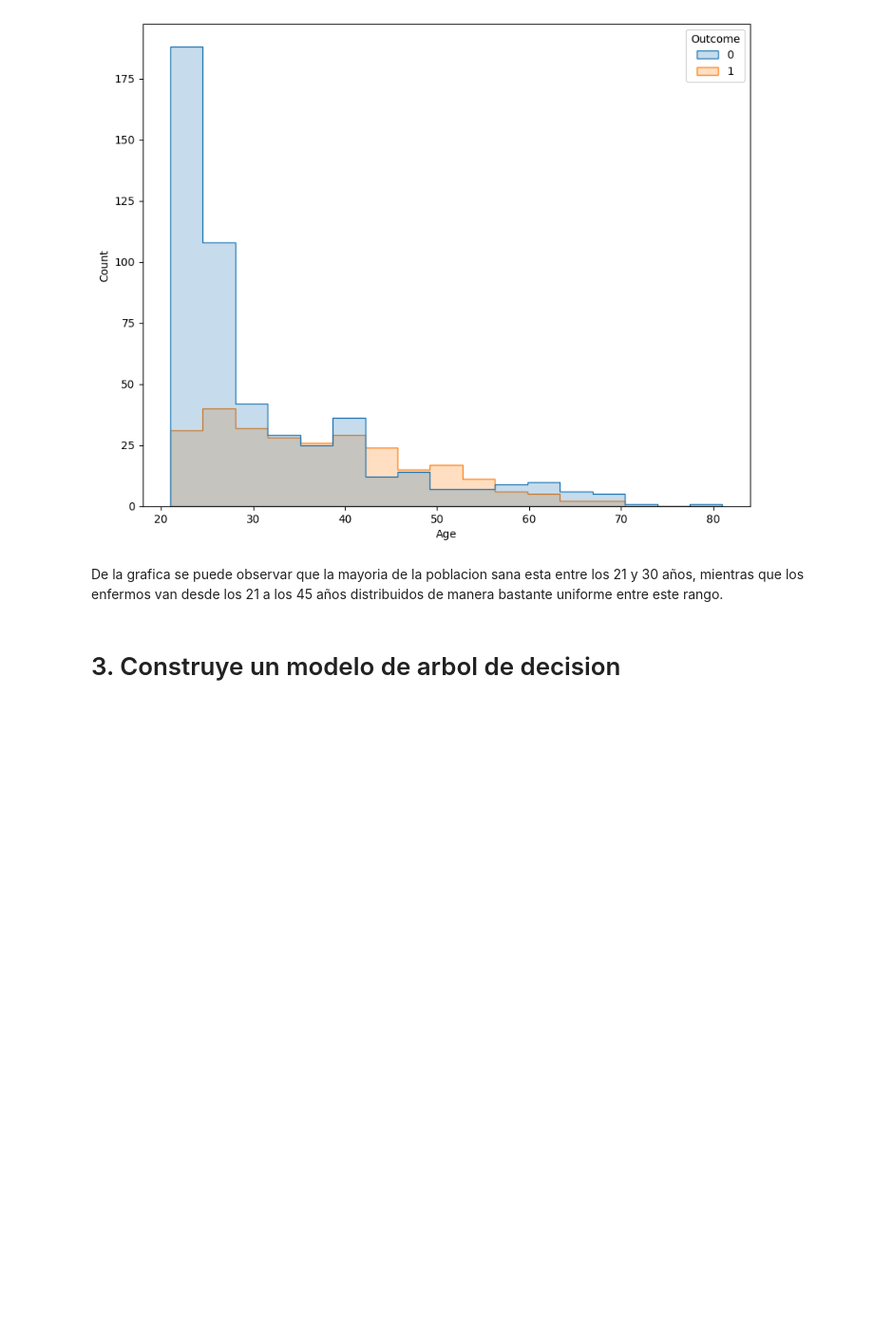
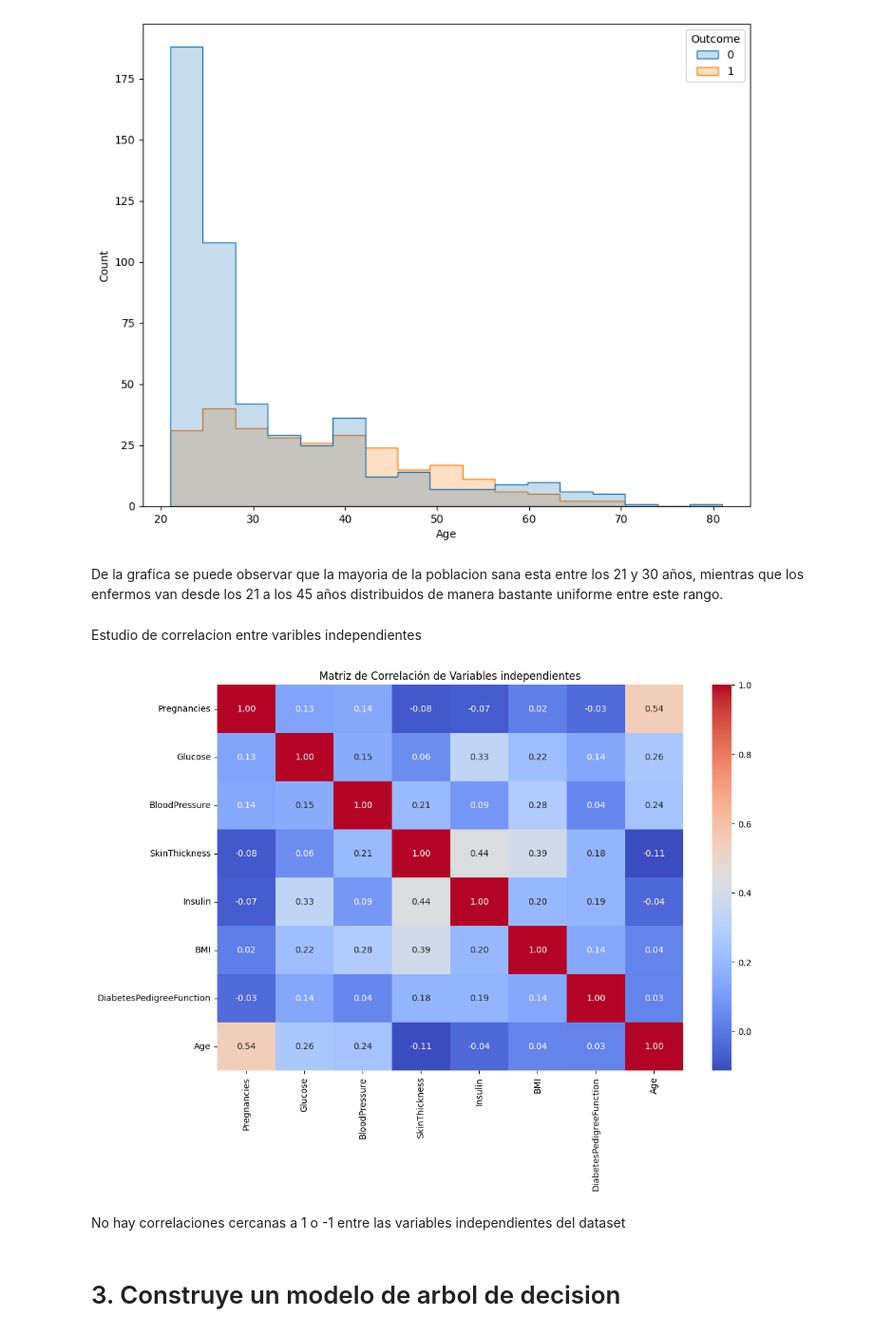
Before and after one commit to luisjoseh1997/Proyecto-de-Arbol-de-Decision, a Jupyter notebook: src/Decision_Tree.ipynb, the cells around one changed output. Shown at 95% size. Drawn from its saved outputs; the diff is of its cells as text; code cells hidden in the pictures; blank space fills up the shorter version.

```diff
--- a/src/Decision_Tree.ipynb
+++ b/src/Decision_Tree.ipynb
@@ -77,6 +77,17 @@ plt.show()
 [figure]
 # %% [markdown]
 De la grafica se puede observar que la mayoria de la poblacion sana esta entre los 21 y 30 años, mientras que los enfermos van desde los 21 a los 45 años distribuidos de manera bastante uniforme entre este rango.
+# %% [markdown]
+Estudio de correlacion entre varibles independientes
+# %%
+plt.figure(figsize=(12, 8))
+sns.heatmap(df.drop(columns = ['Outcome']).corr(), annot=True, cmap='coolwarm', fmt='.2f')
+plt.title('Matriz de Correlación de Variables independientes')
+plt.show()
+# %% [output]
+[figure, added]
+# %% [markdown]
+No hay correlaciones cercanas a 1 o -1 entre las variables independientes del dataset
 # %% [markdown]
 # 3. Construye un modelo de arbol de decision
 # %% [markdown]
```
